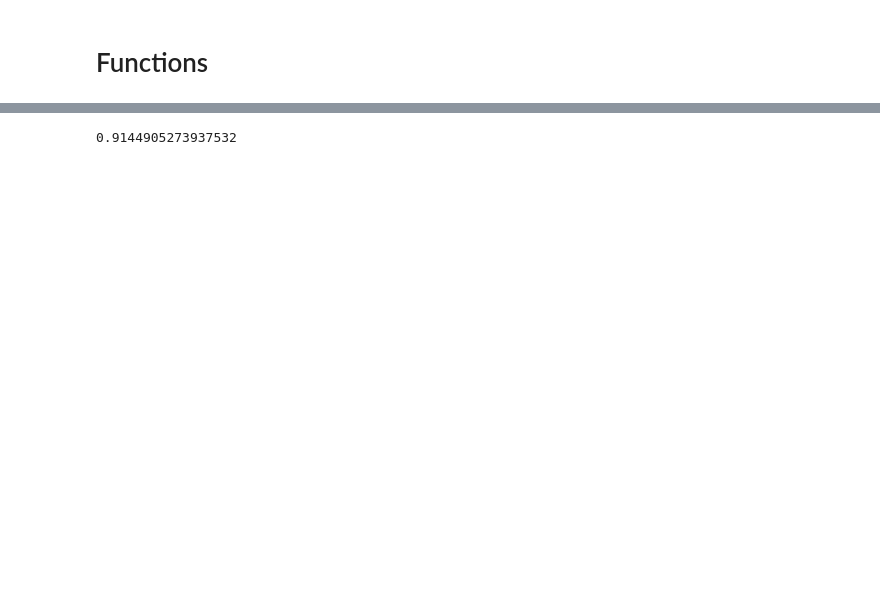
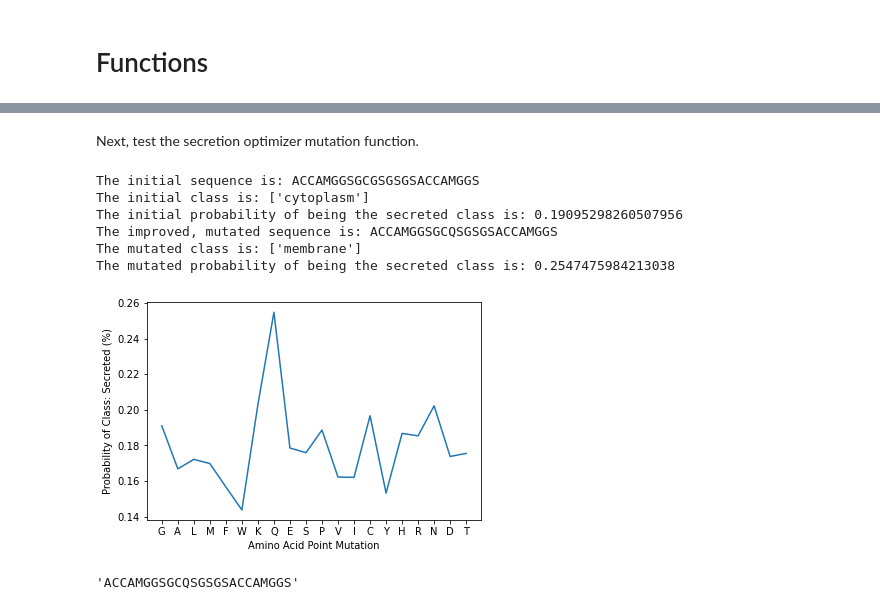
Before and after one commit to Lean-Mean-Protein-Machine-Learning/LMPM, a Jupyter notebook: Sklearn_supervised_models.ipynb, the cells around one changed output, grey strips where cells are left out. Cells and saved outputs as stored; diff of their text form; code cells hidden in the pictures; blank space fills up the shorter version.

```diff
--- a/Sklearn_supervised_models.ipynb
+++ b/Sklearn_supervised_models.ipynb
@@ -314,7 +290,7 @@ def secretion_optimization_unirep(seq, pos, model):
         seq (String): final, mutated amino acid sequence with improved secretion score
     """
     # First, obtain the unirep representation of given sequence
-    unirep_values = get_UniReps(seq)[0][0]
+    unirep_values = get_UniReps(seq)[0]
     unirep_values = unirep_values.reshape(1, -1)
 
     # Next, predict the initial secretion score
@@ -323,7 +299,7 @@ def secretion_optimization_unirep(seq, pos, model):
     print("The initial class is:", initial_class)
     classes = list(model.classes_)
     if type(model) is RidgeClassifierCV:
-        decision_function_values = model2.decision_function(unirep_values)[0]
+        decision_function_values = model.decision_function(unirep_values)[0]
         probs = np.exp(decision_function_values) / np.sum(np.exp(decision_function_values))
         initial_score = probs[classes.index('secreted')]
     else:
@@ -340,12 +316,12 @@ def secretion_optimization_unirep(seq, pos, model):
         seq_list = list(seq)
         seq_list[pos] = amino_acids[i]
         new_seq = "".join(seq_list) # Creating the point-mutated sequence
-        mutated_unirep_values = get_UniReps(new_seq)[0][0] # Grabbing the input parameters (unirep vectors)
+        mutated_unirep_values = get_UniReps(new_seq)[0] # Grabbing the input parameters (unirep vectors)
         mutated_unirep_values = mutated_unirep_values.reshape(1, -1)
         mutated_class = model.predict(mutated_unirep_values) # The class of the mutated sequence
         classes = list(model.classes_)
         if type(model) is RidgeClassifierCV:
-            decision_function_values = model2.decision_function(mutated_unirep_values)[0]
+            decision_function_values = model.decision_function(mutated_unirep_values)[0]
             probs = np.exp(decision_function_values) / np.sum(np.exp(decision_function_values))
             mutated_score = probs[classes.index('secreted')]
         else:
@@ -457,6 +377,19 @@ X_train, X_test, y_train, y_test = train_test_split(X, y, test_size=0.2, random_
-# %%
-model = RidgeClassifierCV(alphas=[1e-3, 1e-2, 1e-1, 1],normalize=True)
-model.fit(X_train, y_train)
-model.score(X_test, y_test)
-# %% [output]
-0.9144905273937532
+# %% [markdown]
+Next, test the secretion optimizer mutation function.
+# %%
+# Using an example model to test out the secretion_optimization_unirep function
+# Using human data WITHOUT signal peptides
+model = ridge_regression_classifier(X2_train, X2_test, y2_train, y2_test) # Define function used
+seq = 'ACCAMGGSGCGSGSGSACCAMGGS' # Provide initial sequence
+position = 10 # Provide position for point mutations
+
+secretion_optimization_unirep(seq, position, model)
+# %% [output]
+The initial sequence is: ACCAMGGSGCGSGSGSACCAMGGS
+The initial class is: ['cytoplasm']
+The initial probability of being the secreted class is: 0.19095298260507956
+The improved, mutated sequence is: ACCAMGGSGCQSGSGSACCAMGGS
+The mutated class is: ['membrane']
+The mutated probability of being the secreted class is: 0.2547475984213038
+[figure, added]
+'ACCAMGGSGCQSGSGSACCAMGGS'
```
Also changed, not shown: parts of 23 cells of this notebook.
